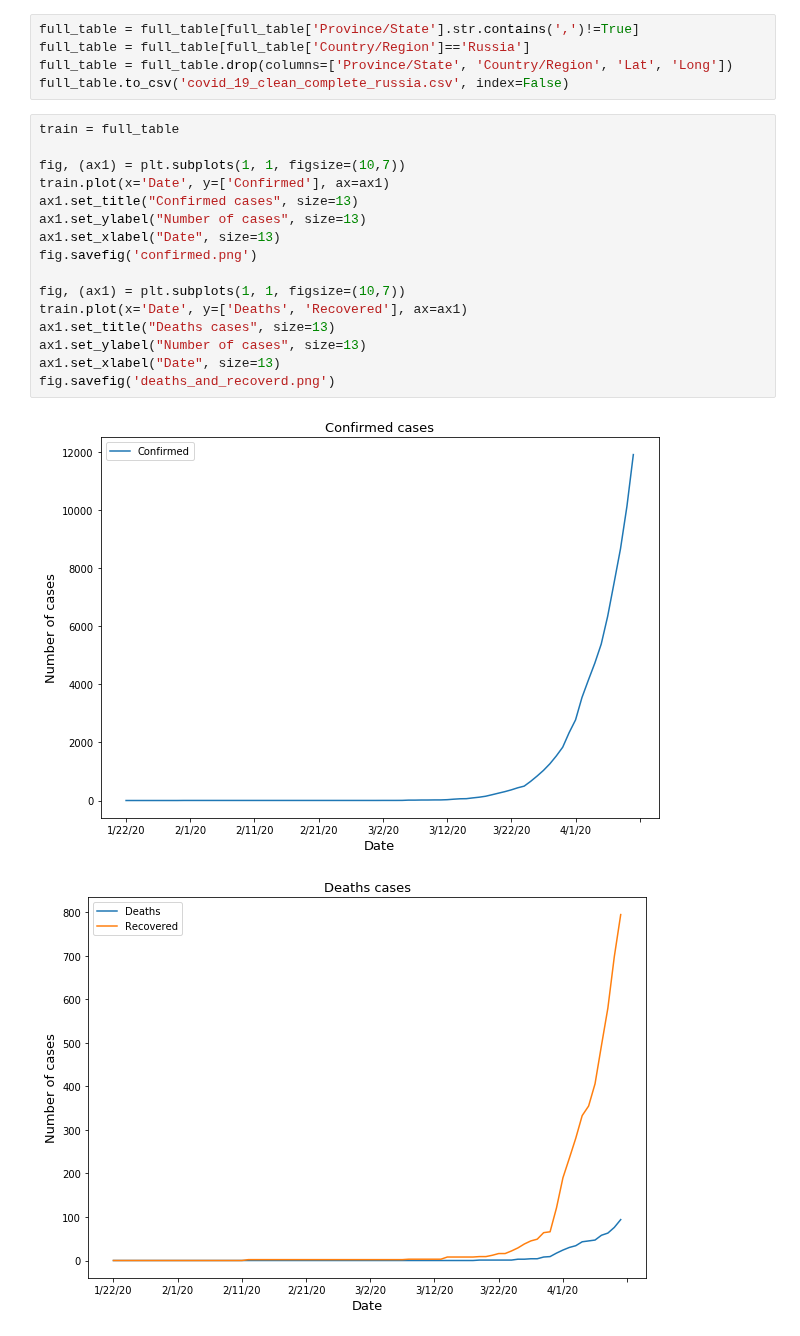
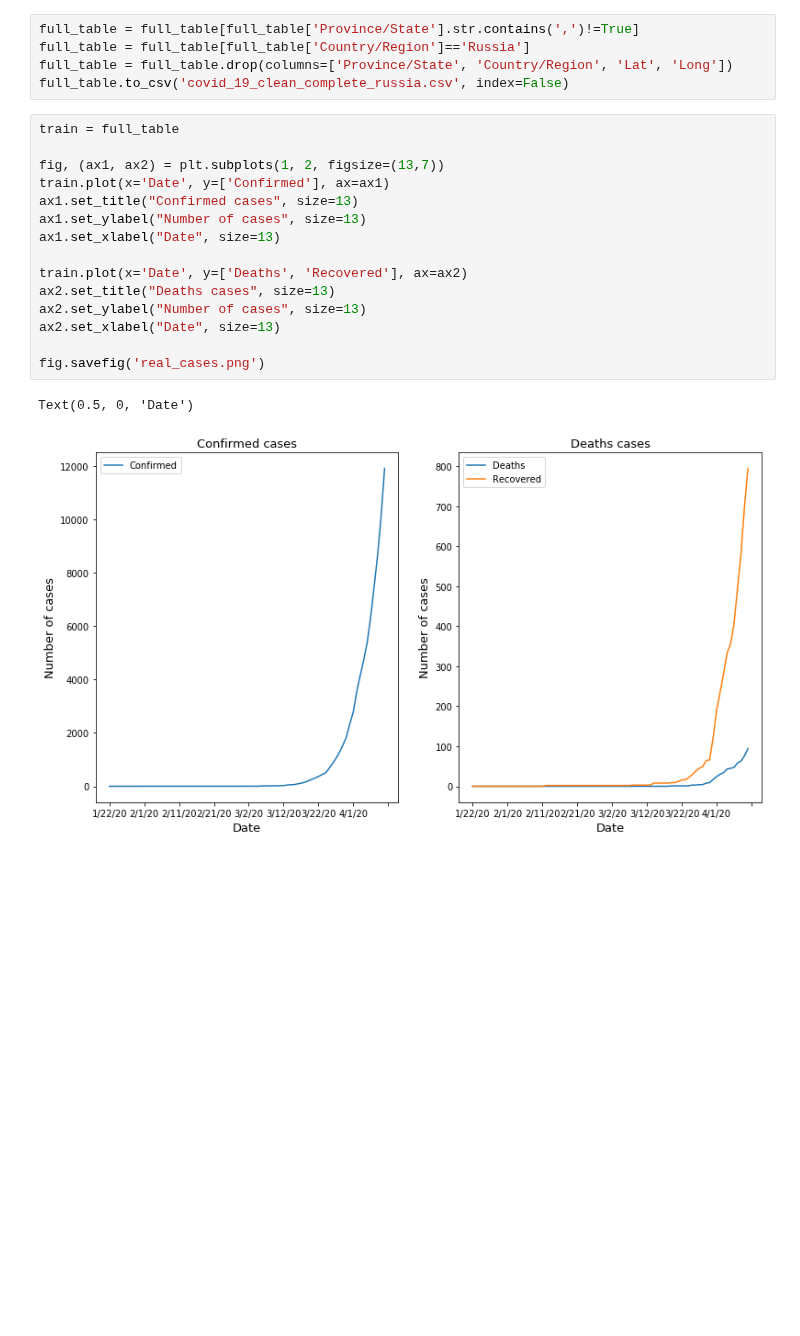
Before and after one commit to NeGroid/covid19-ru, a Jupyter notebook: sir_model_russia.ipynb, the cells around one changed output. Saved outputs shown, nothing was run; the diff lists cells and outputs as text; blank space fills up the shorter version.

Commit message:
Refactor charts

```diff
--- a/sir_model_russia.ipynb
+++ b/sir_model_russia.ipynb
@@ -52,19 +52,18 @@ full_table.to_csv('covid_19_clean_complete_russia.csv', index=False)
 # %%
 train = full_table
 
-fig, (ax1) = plt.subplots(1, 1, figsize=(10,7))
+fig, (ax1, ax2) = plt.subplots(1, 2, figsize=(13,7))
 train.plot(x='Date', y=['Confirmed'], ax=ax1)
 ax1.set_title("Confirmed cases", size=13)
 ax1.set_ylabel("Number of cases", size=13)
 ax1.set_xlabel("Date", size=13)
-fig.savefig('confirmed.png')
 
-fig, (ax1) = plt.subplots(1, 1, figsize=(10,7))
-train.plot(x='Date', y=['Deaths', 'Recovered'], ax=ax1)
-ax1.set_title("Deaths cases", size=13)
-ax1.set_ylabel("Number of cases", size=13)
-ax1.set_xlabel("Date", size=13)
-fig.savefig('deaths_and_recoverd.png')
+train.plot(x='Date', y=['Deaths', 'Recovered'], ax=ax2)
+ax2.set_title("Deaths cases", size=13)
+ax2.set_ylabel("Number of cases", size=13)
+ax2.set_xlabel("Date", size=13)
+
+fig.savefig('real_cases.png')
 # %% [output]
+Text(0.5, 0, 'Date')
-[figure, old version]
+[figure, new version]
-[figure, removed]
```
Also changed, not shown: parts of 1 cell of this notebook.
